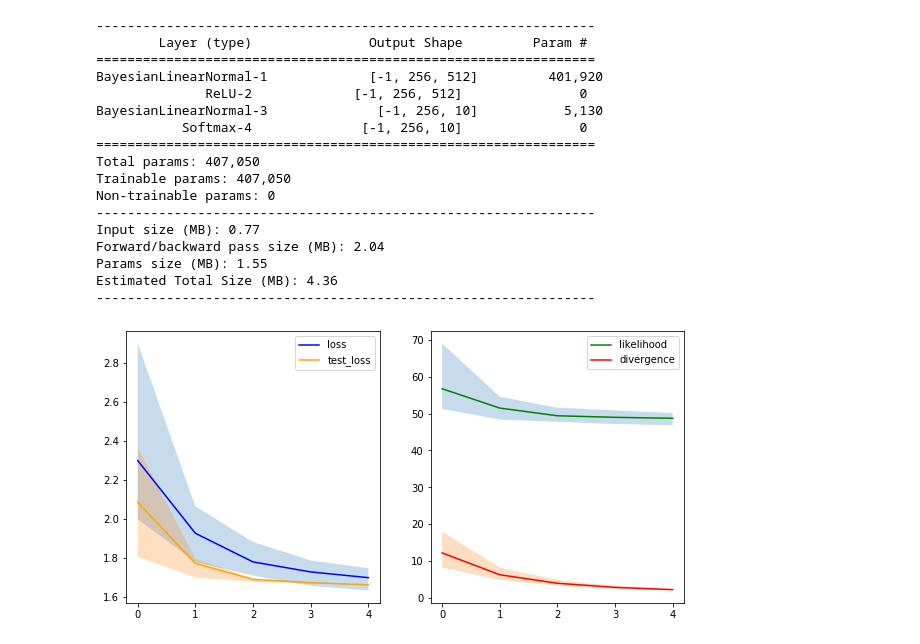
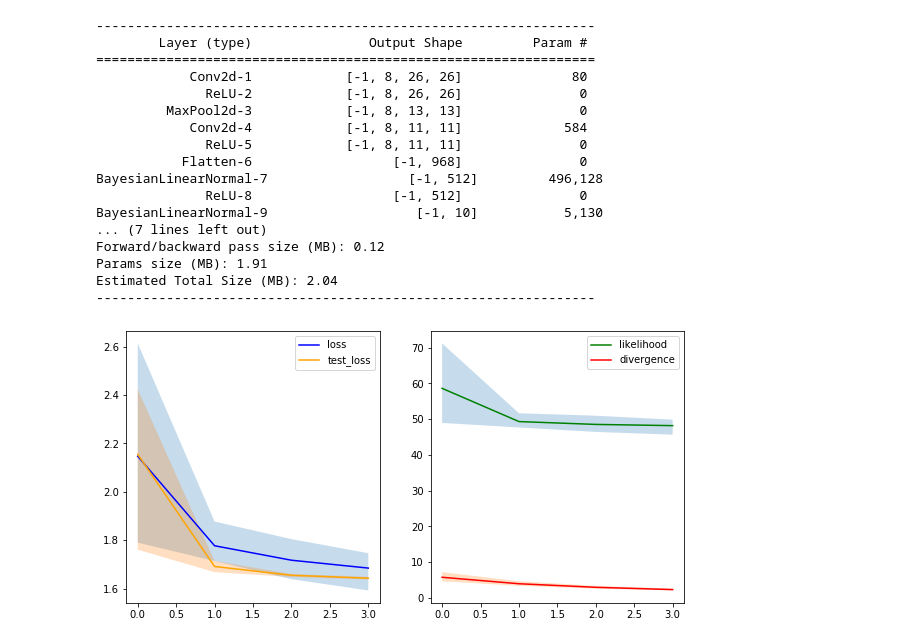
Before and after one commit to Mirko-Nava/BayesianNeuralNetworks, a Jupyter notebook: ffnn.ipynb, the cells around one changed output. Saved outputs shown, nothing was run; the diff lists cells and outputs as text; code cells hidden in the pictures.

```diff
--- a/ffnn.ipynb
+++ b/ffnn.ipynb
@@ -7,12 +7,12 @@ import pandas as pd
 from tqdm import tqdm
 import seaborn as sns
 import matplotlib.pyplot as plt
-from bnn import BayesianNeuralNetwork, KLDivergence
 from torchvision import datasets, transforms
+from bnn import BayesianNeuralNetwork, BayesianConvolutionalNeuralNetwork, KLDivergence
 
-epochs = 5
+epochs = 4
 batch_size = 256
-learning_rate = 1e-3
+learning_rate = 5e-4
 validation_frequency = 100
 samples = 30
 
@@ -34,30 +34,30 @@ test_loader = torch.utils.data.DataLoader(
 
 n_batches = int(np.ceil(len(train_loader.dataset) / batch_size))
 # %%
-model = BayesianNeuralNetwork(784, 10).to(device)
+model = BayesianConvolutionalNeuralNetwork(1, 10).to(device)
 loss_function = torch.nn.CrossEntropyLoss()
 kld = KLDivergence(n_batches)
 optimizer = torch.optim.Adam(model.parameters(), lr=learning_rate)
 
-model.summary((batch_size, 784))
+model.summary((1, 28, 28))
 # %% [output]
 ----------------------------------------------------------------
         Layer (type)               Output Shape         Param #
 ================================================================
-BayesianLinearNormal-1             [-1, 256, 512]         401,920
-              ReLU-2             [-1, 256, 512]               0
-BayesianLinearNormal-3              [-1, 256, 10]           5,130
-           Softmax-4              [-1, 256, 10]               0
-================================================================
-Total params: 407,050
-Trainable params: 407,050
-Non-trainable params: 0
+            Conv2d-1            [-1, 8, 26, 26]              80
+              ReLU-2            [-1, 8, 26, 26]               0
+         MaxPool2d-3            [-1, 8, 13, 13]               0
+            Conv2d-4            [-1, 8, 11, 11]             584
+              ReLU-5            [-1, 8, 11, 11]               0
+           Flatten-6                  [-1, 968]               0
+BayesianLinearNormal-7                  [-1, 512]         496,128
+              ReLU-8                  [-1, 512]               0
+BayesianLinearNormal-9                   [-1, 10]           5,130
+... (7 lines left out)
+Forward/backward pass size (MB): 0.12
+Params size (MB): 1.91
+Estimated Total Size (MB): 2.04
 ----------------------------------------------------------------
-Input size (MB): 0.77
-Forward/backward pass size (MB): 2.04
-Params size (MB): 1.55
-Estimated Total Size (MB): 4.36
-----------------------------------------------------------------
 # %%
 def plot_lines(df, columns, colors, ax, alpha=0.25, show_range=False, window_size=1):
     for color, column in zip(colors, columns):
@@ -89,7 +89,6 @@ for epoch in epochs_logger:
         model.train()
 
         x, y = x.to(device), y.to(device)
-        x = x.view(x.shape[0], -1)
         optimizer.zero_grad()
 
         preds = []
@@ -113,7 +112,6 @@ for epoch in epochs_logger:
             with torch.no_grad():
                 for test_x, test_y in test_loader:
                     test_x, test_y = test_x.to(device), test_y.to(device)
-                    test_x = test_x.view(test_x.shape[0], -1)
 
                     test_preds = []
                     for _ in range(samples):
@@ -127,33 +125,33 @@ for epoch in epochs_logger:
             test_accuracy /= (len(test_loader.dataset) / batch_size)
 
         history = history.append({
             'epoch': epoch,
             'step': step,
             'loss': loss.item(),
             'entropy': ent.mean().item(),
             'likelihood': likelihood.item(),
             'divergence': divergence.item(),
             'test_loss': test_loss.item(),
             'test_accuracy': test_accuracy.item()
         }, ignore_index=True)
 
         history_for_this_epoch = history.query(f'epoch == {epoch}')
         mean_values = history_for_this_epoch.mean(axis=0)
         mean_loss = mean_values['loss']
         mean_entropy = mean_values['entropy']
         mean_likelihood = mean_values['likelihood']
         mean_divergence = mean_values['divergence']
         mean_test_loss = mean_values['test_loss']
         mean_test_accuracy = mean_values['test_accuracy']
 
         log_str = f'loss: {mean_loss:.4f}, entropy: {mean_entropy:.4f}, test_loss: {mean_test_loss:.4f}, test_accuracy: {mean_test_accuracy:.4f}'
         steps_logger.set_postfix_str(log_str)
     epochs_logger.set_postfix_str(log_str)
 
 fig, axs = plt.subplots(1, 2, figsize=(10, 5))
 plot_lines(history, ['loss', 'test_loss'], ['blue', 'orange'], axs[0], show_range=True)
 plot_lines(history, ['likelihood', 'divergence'], ['green', 'red'], axs[1], show_range=True)
 # %% [output]
-[figure, old version]
+[figure, new version]
 # %%
 def plot_preds(im, label, model):
```
Also changed, not shown: parts of 2 cells of this notebook, 2 other files.
